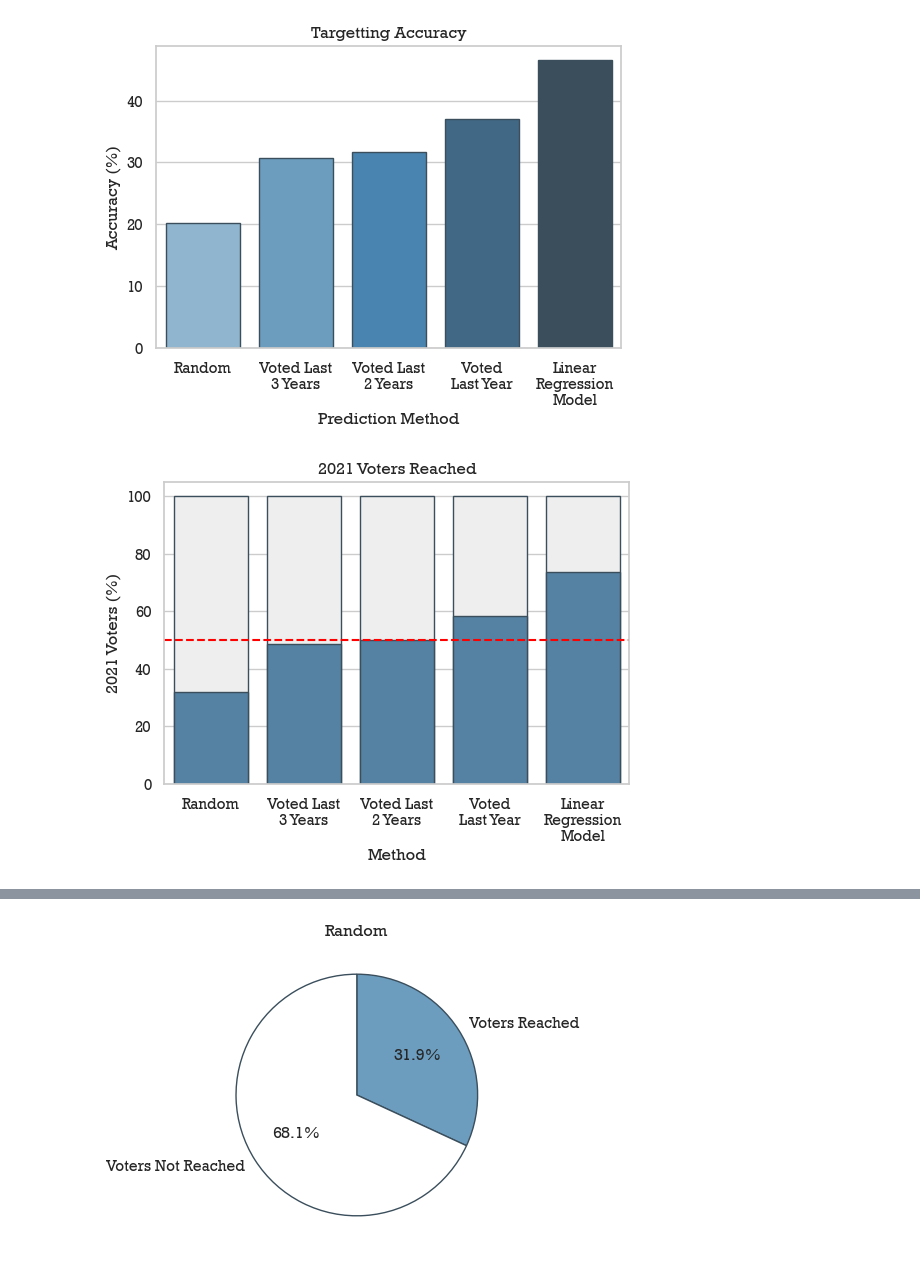
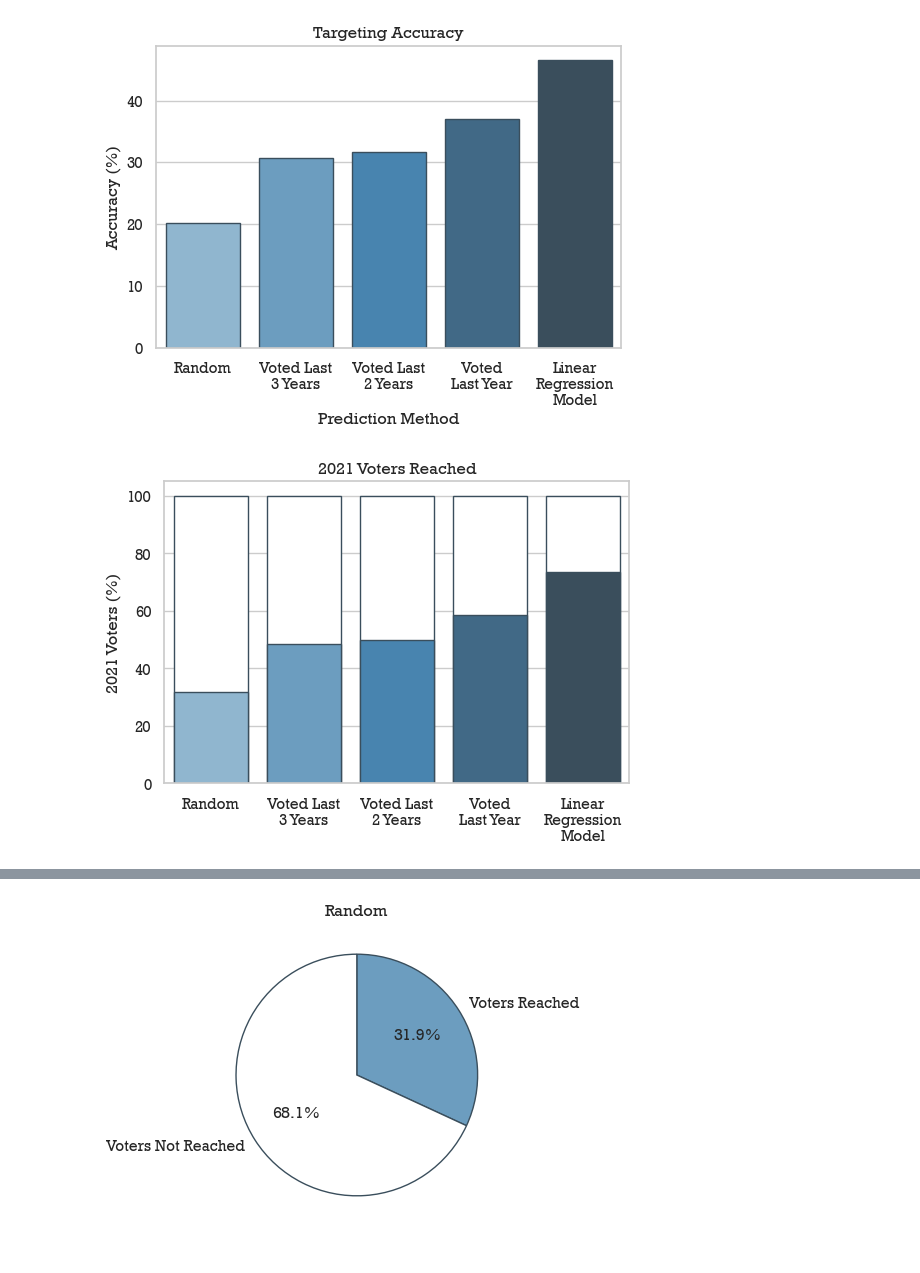
Before and after one commit to lajos/predict-voter-propensity-linear, a Jupyter notebook: linear regression.ipynb, the cells around one changed output, grey strips where cells are left out. Cells and saved outputs as stored; diff of their text form; code cells hidden in the pictures.

Commit message:
cover image maker

```diff
--- a/linear regression.ipynb
+++ b/linear regression.ipynb
@@ -157,7 +157,7 @@ X_train, X_test, y_train, y_test = train_test_split(X, y, test_size=.25, random_
 
 # make a copy of the train and test sets before dropping columns
 df_train = X_train.copy()
-df_all = X_test.copy()
+df_test = X_test.copy()
 
 # drop the 2020 and 2021 columns from the data set
 drop_columns = ['voted 2020', 'voted 2021']
@@ -390,7 +390,7 @@ df_results_master = pd.DataFrame({
                 ratio_to_percent(n_last_1_correct, n_voted_2021),
                 ratio_to_percent(n_pred_correct, n_voted_2021),
                 ],
-    'Targetting Accuracy_%': [ratio_to_percent(n_random_correct, n_picks),
+    'Targeting Accuracy_%': [ratio_to_percent(n_random_correct, n_picks),
                  ratio_to_percent(n_last_3_correct, n_picks),
                  ratio_to_percent(n_last_2_correct, n_picks),
                  ratio_to_percent(n_last_1_correct, n_picks),
@@ -433,20 +433,20 @@ plt.show()
 # %%
 #plot 2021 voter reach
 df_results = df_results_master.copy()
 
 df_results['total'] = 100
 
 sns.set_theme()
 sns.set(style='whitegrid', font="Rockwell")
 
-ax = sns.barplot(x = 'Method', y = 'total', data = df_results, color = '#eeeeee', edgecolor='#3a4e5c')
-ax = sns.barplot(x = 'Method', y = '2021 Voters Reached_%', data = df_results, color = '#4884af', edgecolor='#3a4e5c')
+ax = sns.barplot(x = 'Method', y = 'total', data = df_results, color = '#ffffff', edgecolor='#3a4e5c')
+ax = sns.barplot(x = 'Method', y = '2021 Voters Reached_%', data = df_results, color = '#4884af', edgecolor='#3a4e5c', palette='Blues_d')
 
-ax.axhline(50, ls='--', color='red')
+# ax.axhline(50, ls='--', color='red')
 
-plt.xlabel('Method')
+plt.xlabel('')
 plt.ylabel('2021 Voters (%)')
 plt.title('2021 Voters Reached')
 plt.show()
 # %% [output]
-[figure, old version]
+[figure, new version]
```
Also changed, not shown: parts of 4 cells of this notebook, 43 other files.
